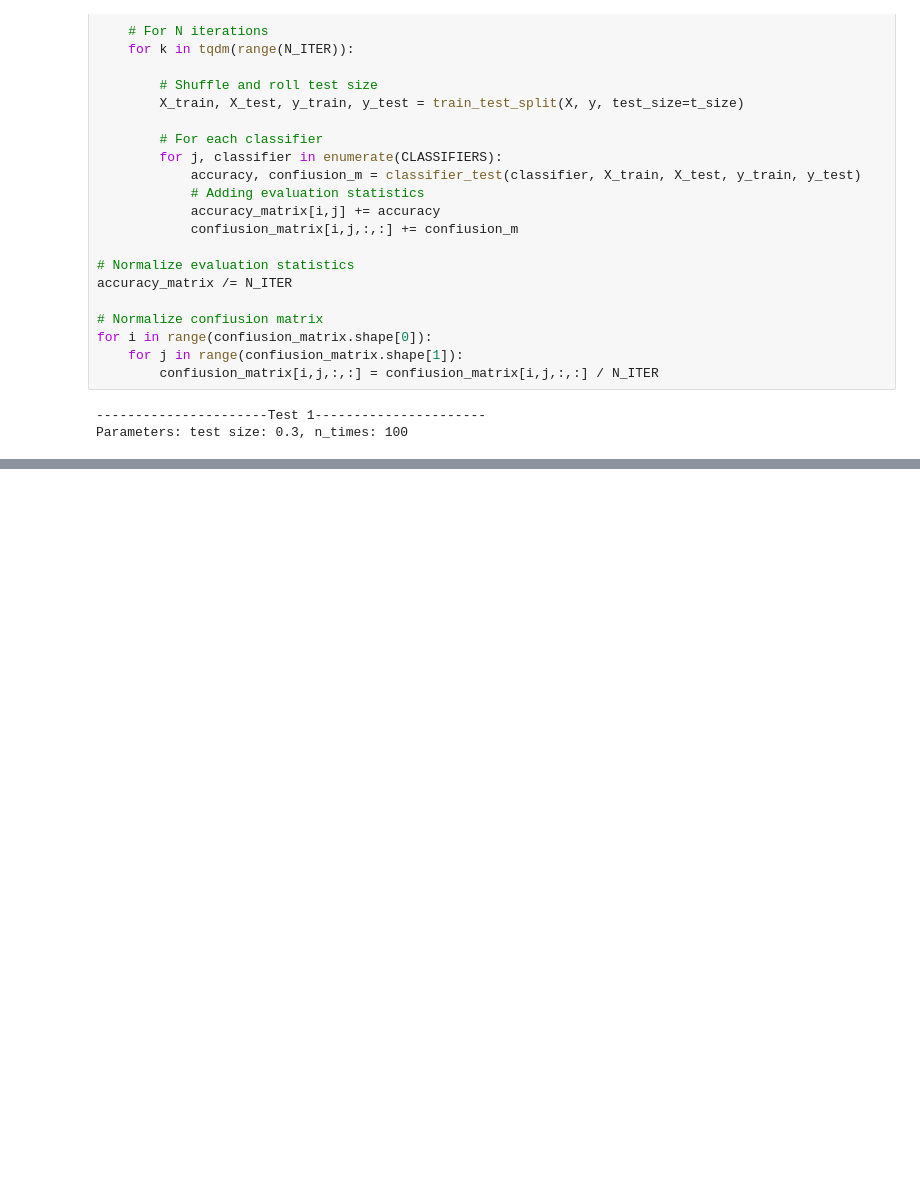
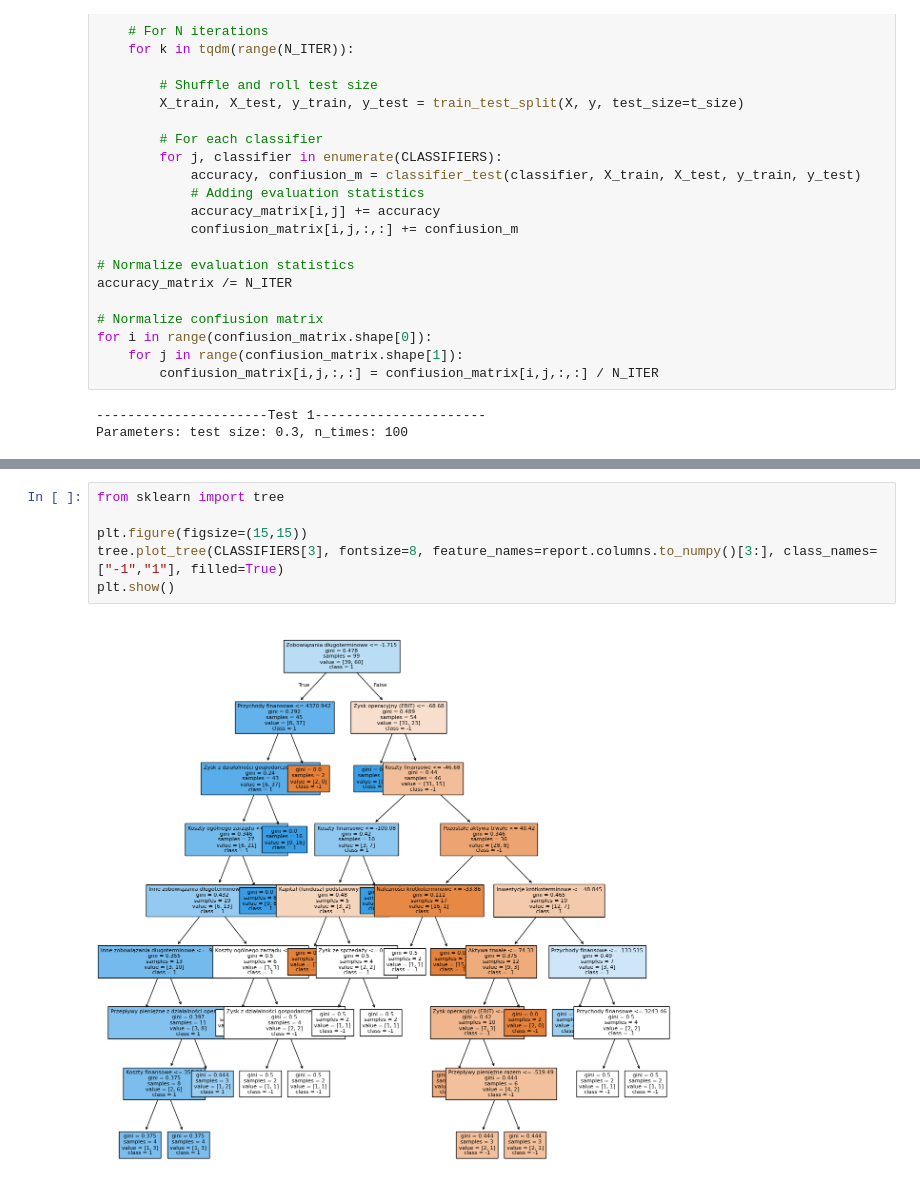
Before and after one commit to antonibezdzietny/FinancialReportsImpact, a Jupyter notebook: analysis/categorizedAnalysis.ipynb, the cells around one changed output, grey strips where cells are left out. Saved outputs shown, nothing was run; the diff lists cells and outputs as text; blank space fills up the shorter version.

```diff
--- a/analysis/categorizedAnalysis.ipynb
+++ b/analysis/categorizedAnalysis.ipynb
@@ -259,0 +260,8 @@ for i, t_size in enumerate(TEST_SIZE):
+# %%
+from sklearn import tree
+
+plt.figure(figsize=(15,15))
+tree.plot_tree(CLASSIFIERS[3], fontsize=8, feature_names=report.columns.to_numpy()[3:], class_names=["-1","1"], filled=True)
+plt.show()
+# %% [output]
+[figure, added]
```
Also changed, not shown: parts of 4 cells of this notebook.
